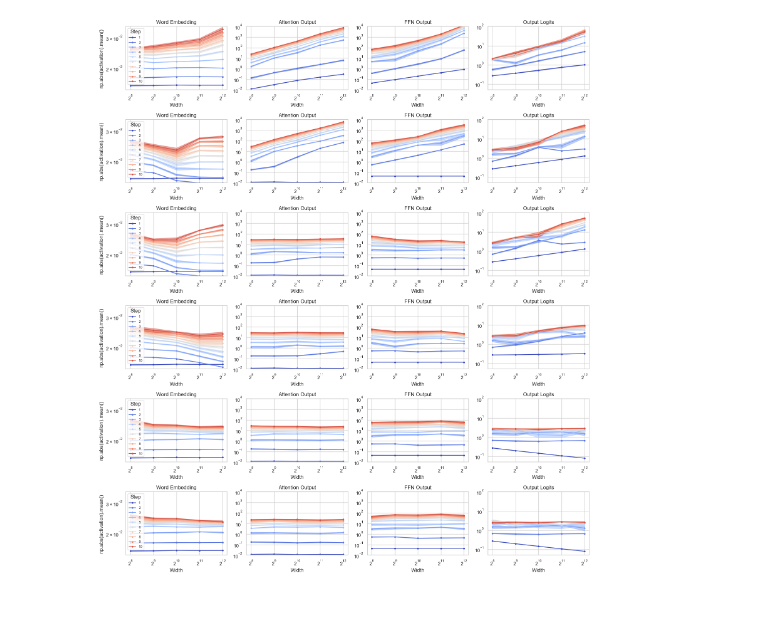
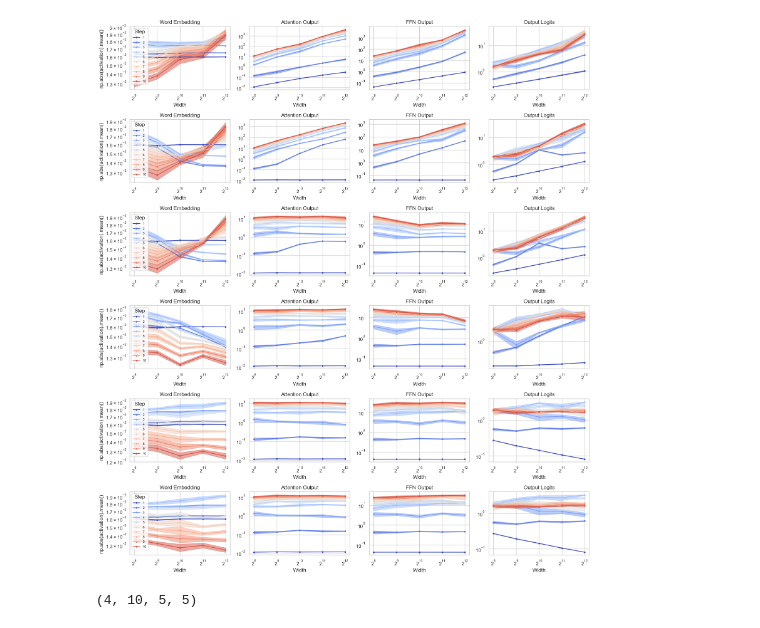
Before and after one commit to relogu/llm-foundry, a Jupyter notebook: mup_examples/coord_check_shakespeare_char/plot.ipynb, the cells around one changed output. Drawn from its saved outputs; the diff is of its cells as text; code cells hidden in the pictures.

```diff
--- a/mup_examples/coord_check_shakespeare_char/plot.ipynb
+++ b/mup_examples/coord_check_shakespeare_char/plot.ipynb
@@ -9,13 +9,26 @@ from matplotlib import cm
 import seaborn as sns
 sns.set(style='whitegrid')
 
+parameterizations = [
+    'sp',
+    'sp_with_mup_hidden_init',
+    'sp_with_mup_hidden_init_and_lr',
+    'sp_with_mup_hidden_init_and_lr_partial_output_logits',
+    'sp_with_mup_hidden_init_and_lr_output_logits',
+    'mup',
+]
+
 df_dict = {} # {parameterization: {job_name: df}}
-for parameterization in os.listdir():
+for parameterization in parameterizations:
     df_dict[parameterization] = {}
     if parameterization == 'plot.ipynb':
         continue
+
     for job_name in os.listdir(os.path.join(parameterization, 'out')):
-        df_dict[parameterization][job_name] = pd.read_csv(os.path.join(parameterization, 'out', job_name, 'log.csv'))
+        try:
+            df_dict[parameterization][job_name] = pd.read_csv(os.path.join(parameterization, 'out', job_name, 'log.csv'))
+        except:
+            pass
 
 class MplColorHelper:
 
@@ -69,35 +82,40 @@ for parameterization_idx, parameterization in enumerate(parameterizations):
             for layer_type_idx, (layer_type, layer_type_str, ylims) in enumerate(layer_types):
                 results_matrix[layer_type_idx, :, width_idx, seed_idx] = ckpt_df[layer_type].dropna().values[:t_max].flatten()
 
+
     for layer_type_idx, (layer_type, layer_type_str, ylims) in enumerate(layer_types):
         ax = axes[parameterization_idx, layer_type_idx]
         for t in range(0,t_max):
             means = []
             stderrs = []
             for width_idx, width in enumerate(widths):
                 nnz_results = results_matrix[layer_type_idx, t, width_idx][results_matrix[layer_type_idx, t, width_idx] != 0]
                 means.append(nnz_results.mean())
                 stderrs.append(np.std(nnz_results, ddof=1) / np.sqrt(len(nnz_results)))
             means = np.array(means)
             stderrs = np.array(stderrs)
             ax.plot(widths, means, label=f'{t+1}', color=color_helper.get_rgb(t), marker='.')
             ax.fill_between(widths, means-stderrs, means+stderrs, color=color_helper.get_rgb(t), alpha=0.5)
 
         ax.set_title(layer_type_str)
         ax.set_xlabel('Width')
         # axes[parameterization_idx, 0].set_ylabel(parameterization)
         axes[parameterization_idx, 0].set_ylabel('np.abs(activation).mean()')
         axes[parameterization_idx, 0].legend(loc='upper left', fontsize=8, title='Step')
         ax.set_xscale('log', base=2)
         ax.set_yscale('log')
-        ax.set_ylim(*ylims)
+        # ax.set_ylim(*ylims)
         # axes[layer_type_idx].set_ylim(1e-3, 1e3)
         # if variant_idx < n_rows-1:
         #     axes[layer_type_idx].xaxis.set_ticklabels([])
 
 # plt.suptitle(r'Coordinate Check')
 plt.tight_layout()
 plt.show()
 plt.close()
 # %% [output]
-[figure, old version]
+[figure, new version]
+# %%
+results_matrix.shape
+# %% [output]
+(4, 10, 5, 5)
```
Also changed, not shown: 28 other files.
